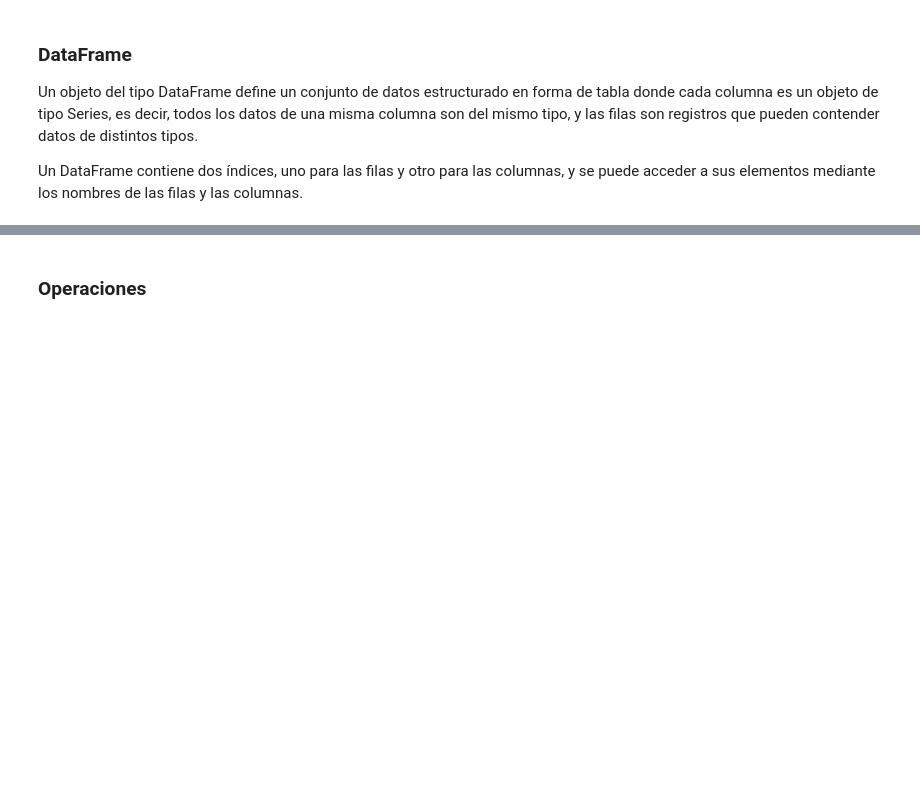
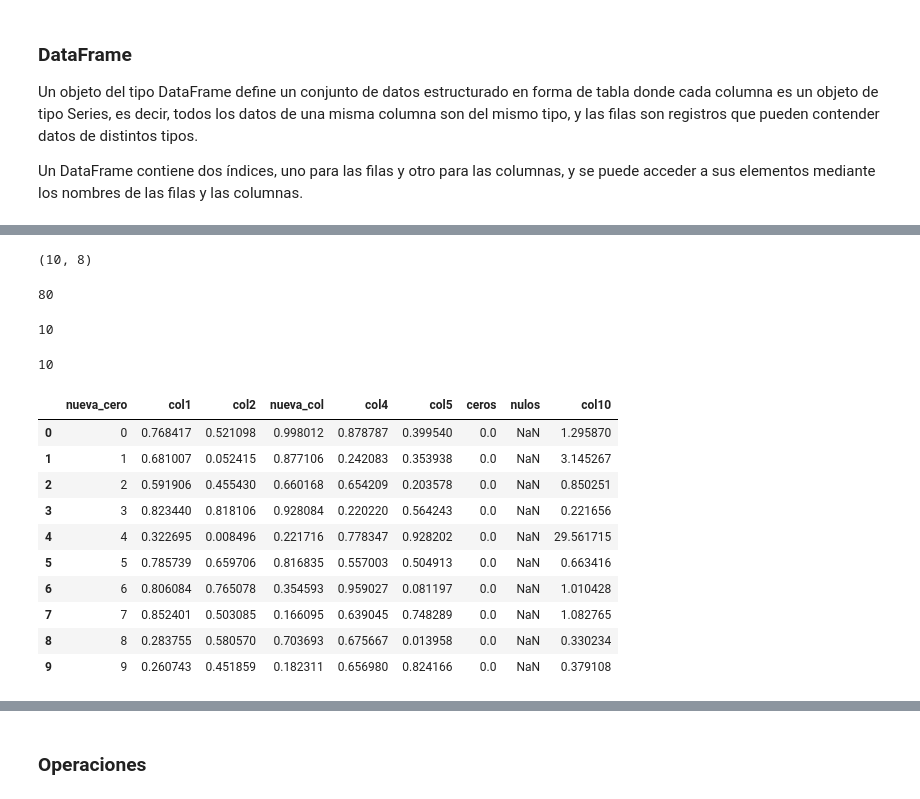
Before and after one commit to Ironhack-Data-Madrid-Julio-2023/apuntes_clase, a Jupyter notebook: semana_2/1.2 - Intro Pandas.ipynb, the cells around one changed output, grey strips where cells are left out. Saved outputs shown, nothing was run; the diff lists cells and outputs as text; code cells hidden in the pictures; blank space fills up the shorter version.

```diff
--- a/semana_2/1.2 - Intro Pandas.ipynb
+++ b/semana_2/1.2 - Intro Pandas.ipynb
@@ -43,0 +327,3 @@ Un DataFrame contiene dos índices, uno para las filas y otro para las columnas,
+# %%
+df.rename(columns={'col_3': 'nueva_col'},    #{'key - la vieja': 'value - la nueva'}
+          inplace=True)
@@ -43,0 +344,4 @@ Un DataFrame contiene dos índices, uno para las filas y otro para las columnas,
+# %%
+df['ceros'] = 0.
+
+df
@@ -43,0 +364,2 @@ Un DataFrame contiene dos índices, uno para las filas y otro para las columnas,
+# %%
+df.insert(0, 'nueva_cero', [i for i in range(10)]) # inserta en la primera posicion
@@ -43,0 +380,4 @@ Un DataFrame contiene dos índices, uno para las filas y otro para las columnas,
+# %%
+df['nulos'] = np.nan
+
+df
@@ -43,0 +396,32 @@ Un DataFrame contiene dos índices, uno para las filas y otro para las columnas,
+# %%
+df.shape
+# %% [output]
+(10, 8)
+# %%
+df.size
+# %% [output]
+80
+# %%
+len(df)   # filas
+# %% [output]
+10
+# %%
+df.shape[0]
+# %% [output]
+10
+# %%
+df['col10'] = df.col1 * df.col4 / df.col2
+
+df
+# %% [output]
+|  | nueva_cero | col1 | col2 | nueva_col | col4 | col5 | ceros | nulos | col10 |
+| 0 | 0 | 0.768417 | 0.521098 | 0.998012 | 0.878787 | 0.399540 | 0.0 | NaN | 1.295870 |
+| 1 | 1 | 0.681007 | 0.052415 | 0.877106 | 0.242083 | 0.353938 | 0.0 | NaN | 3.145267 |
+| 2 | 2 | 0.591906 | 0.455430 | 0.660168 | 0.654209 | 0.203578 | 0.0 | NaN | 0.850251 |
+| 3 | 3 | 0.823440 | 0.818106 | 0.928084 | 0.220220 | 0.564243 | 0.0 | NaN | 0.221656 |
+| 4 | 4 | 0.322695 | 0.008496 | 0.221716 | 0.778347 | 0.928202 | 0.0 | NaN | 29.561715 |
+| 5 | 5 | 0.785739 | 0.659706 | 0.816835 | 0.557003 | 0.504913 | 0.0 | NaN | 0.663416 |
+| 6 | 6 | 0.806084 | 0.765078 | 0.354593 | 0.959027 | 0.081197 | 0.0 | NaN | 1.010428 |
+| 7 | 7 | 0.852401 | 0.503085 | 0.166095 | 0.639045 | 0.748289 | 0.0 | NaN | 1.082765 |
+| 8 | 8 | 0.283755 | 0.580570 | 0.703693 | 0.675667 | 0.013958 | 0.0 | NaN | 0.330234 |
+| 9 | 9 | 0.260743 | 0.451859 | 0.182311 | 0.656980 | 0.824166 | 0.0 | NaN | 0.379108 |
```
Also changed, not shown: parts of 100 cells of this notebook, 2 other files.
